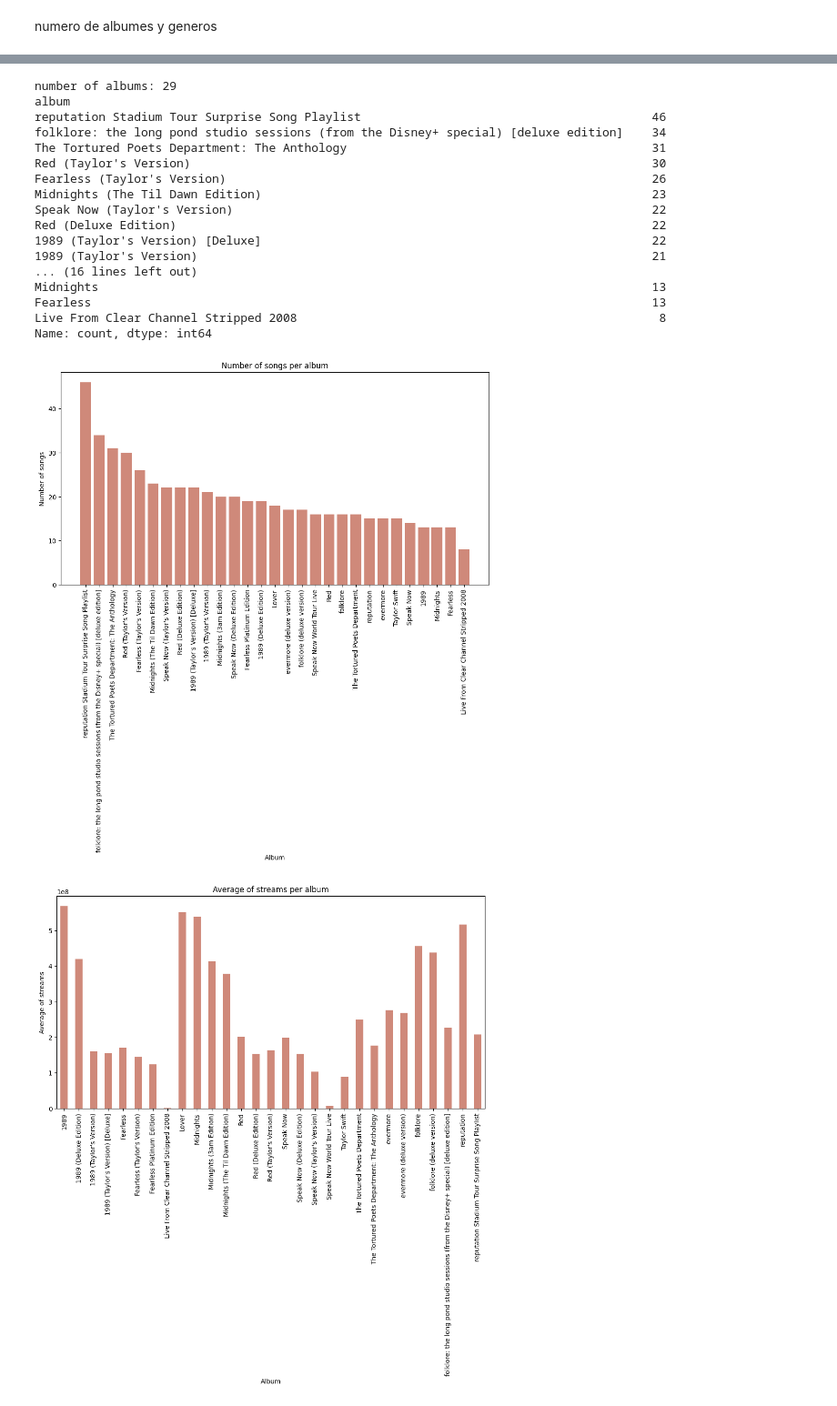
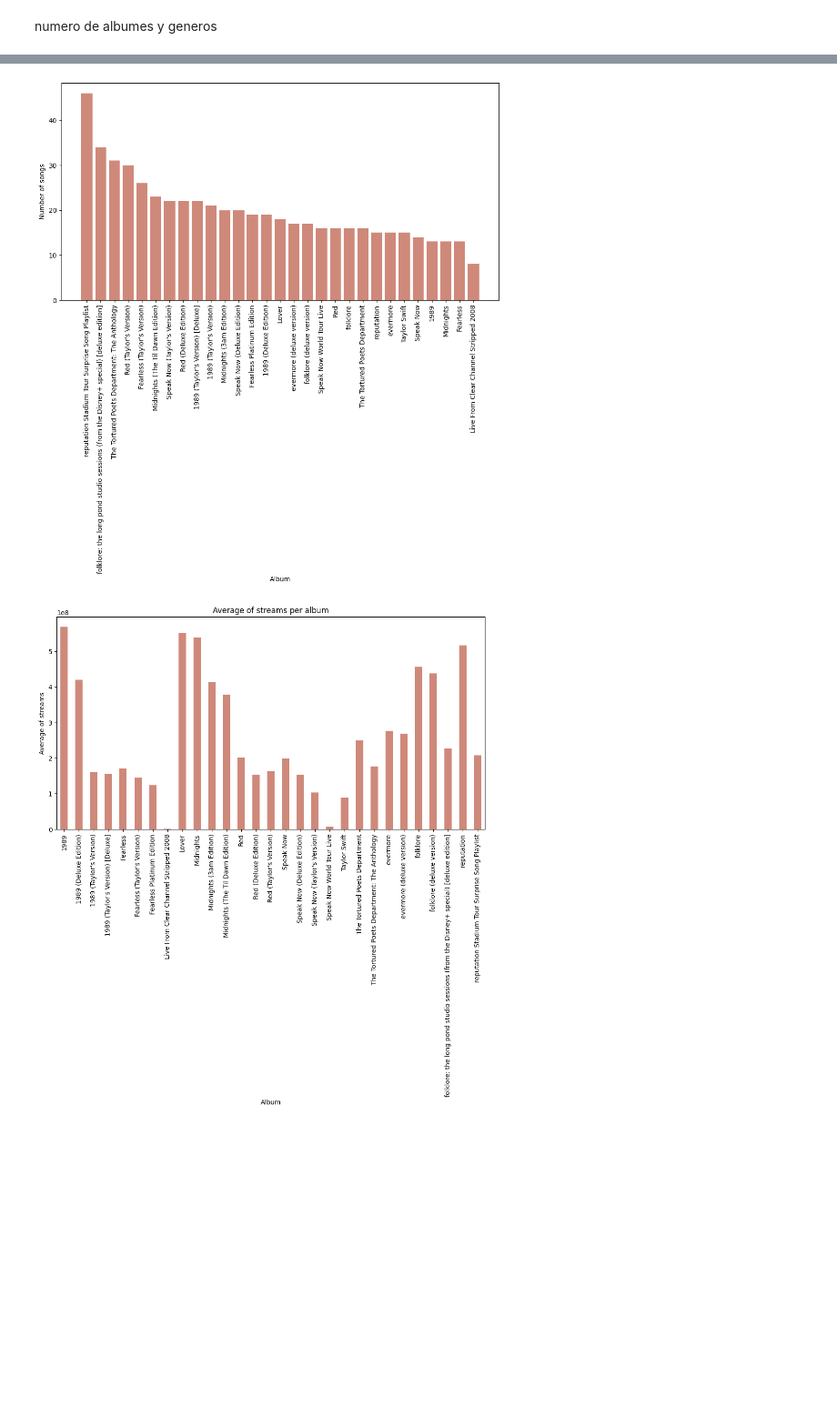
Before and after one commit to raquel-ch/sg_project, a Jupyter notebook: data_analysis.ipynb, the cells around one changed output, grey strips where cells are left out. Shown at 91% size. Cells and saved outputs as stored; diff of their text form; code cells hidden in the pictures; blank space fills up the shorter version.

```diff
--- a/data_analysis.ipynb
+++ b/data_analysis.ipynb
@@ -139,37 +137,15 @@ Number of genres: 18
 # %%
-# how many albums and songs per album
-print('number of albums:', ts_data['album'].nunique())
-print(ts_data['album'].value_counts())
-
-# number of songs per album plot
+# number of songs per album
 plt.figure(figsize=(12, 6))
 plt.bar(ts_data['album'].value_counts().index, ts_data['album'].value_counts().values, color='#cf897a')  # Darker pink color
 plt.xticks(rotation=90)
 plt.xlabel('Album')
 plt.ylabel('Number of songs')
 plt.tight_layout()  # Adjust layout to prevent cutting off labels
-plt.title('Number of songs per album')
 # plt.savefig('plots/songs_per_album.png')
 plt.show()
 # %% [output]
-number of albums: 29
-album
-reputation Stadium Tour Surprise Song Playlist                                         46
-folklore: the long pond studio sessions (from the Disney+ special) [deluxe edition]    34
-The Tortured Poets Department: The Anthology                                           31
-Red (Taylor's Version)                                                                 30
-Fearless (Taylor's Version)                                                            26
-Midnights (The Til Dawn Edition)                                                       23
-Speak Now (Taylor's Version)                                                           22
-Red (Deluxe Edition)                                                                   22
-1989 (Taylor's Version) [Deluxe]                                                       22
-1989 (Taylor's Version)                                                                21
-... (16 lines left out)
-Midnights                                                                              13
-Fearless                                                                               13
-Live From Clear Channel Stripped 2008                                                   8
-Name: count, dtype: int64
-[figure, old version]
+[figure, new version]
 # %%
 # average of streams per album
 plt.figure(figsize=(12, 6))
```
Also changed, not shown: parts of 4 cells of this notebook, 1 other file.
